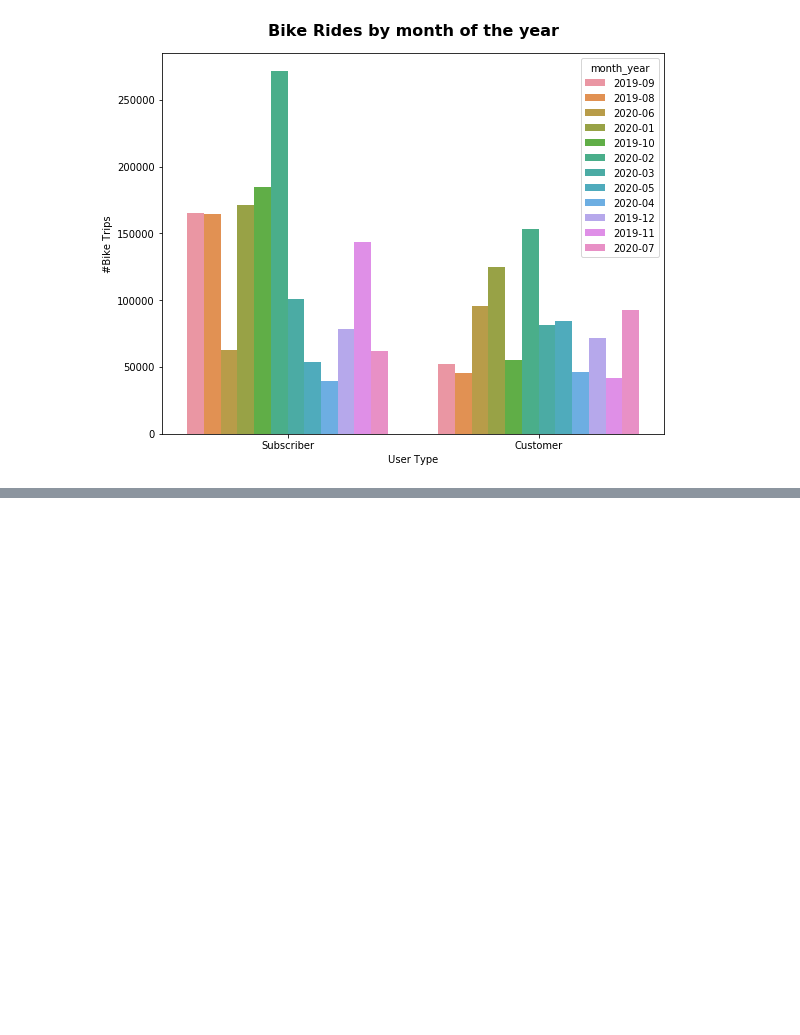
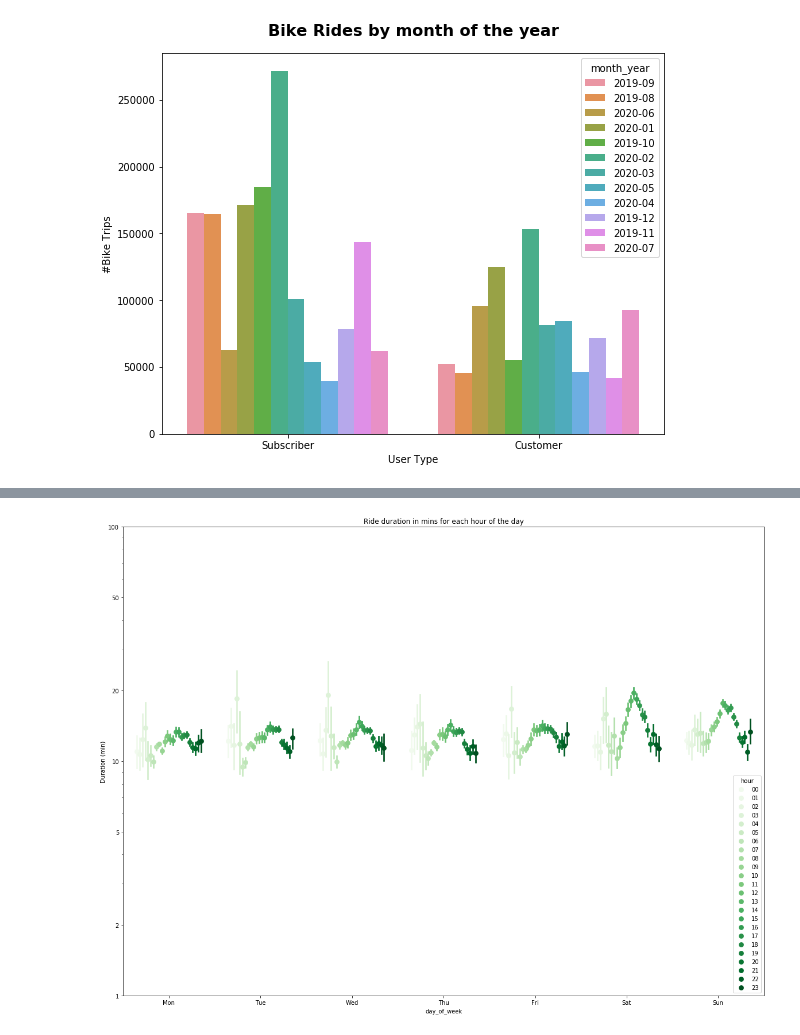
Before and after one commit to anandsimer/Communicate-Data-Findings, a Jupyter notebook: exploration.ipynb, the cells around one changed output, grey strips where cells are left out. Cells and saved outputs as stored; diff of their text form; code cells hidden in the pictures; blank space fills up the shorter version.

```diff
--- a/exploration.ipynb
+++ b/exploration.ipynb
@@ -909,0 +936,13 @@ graph.set_title('Bike Rides by month of the year', y=1.03, fontsize=16, fontweig
+# %%
+fig = plt.figure(figsize = [20,15])
+weekday = ['Mon', 'Tue', 'Wed', 'Thu', 'Fri', 'Sat', 'Sun']
+ax = sb.pointplot(data=ford_df.query('month_year > "2020-02" and duration_mins < 100'), x = 'day_of_week', y = 'duration_mins', hue = 'hour',
+           palette='Greens', linestyles = '', dodge = 0.7, order=weekday);
+
+plt.title('Ride duration in mins for each hour of the day');
+plt.ylabel('Duration (min)');
+plt.yscale('log');
+plt.yticks([1, 2, 5, 10, 20, 50, 100], [1, 2, 5, 10, 20, 50, 100]);
+ax.set_yticklabels([],minor = True);
+# %% [output]
+[figure, added]
```
Also changed, not shown: parts of 33 cells of this notebook.
